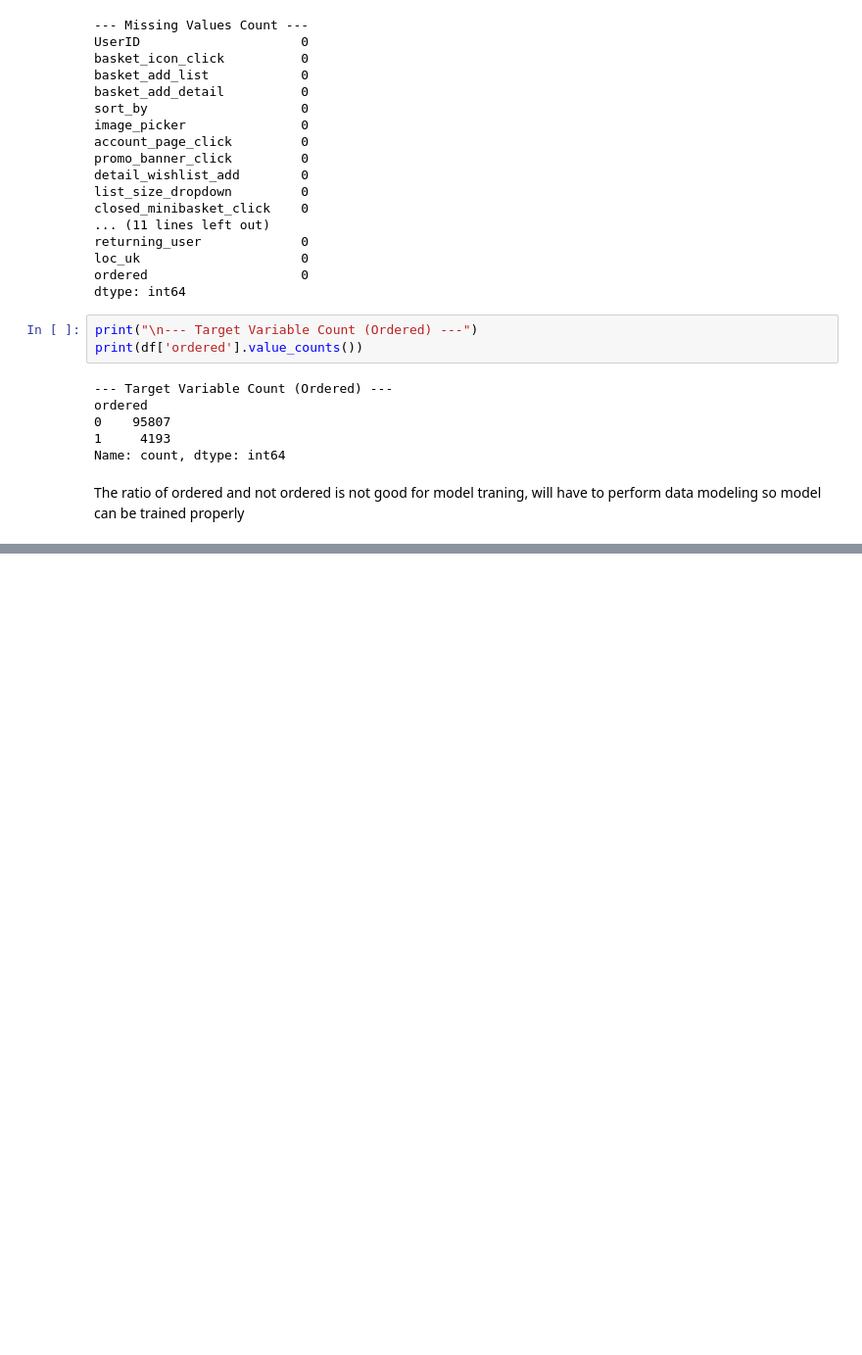
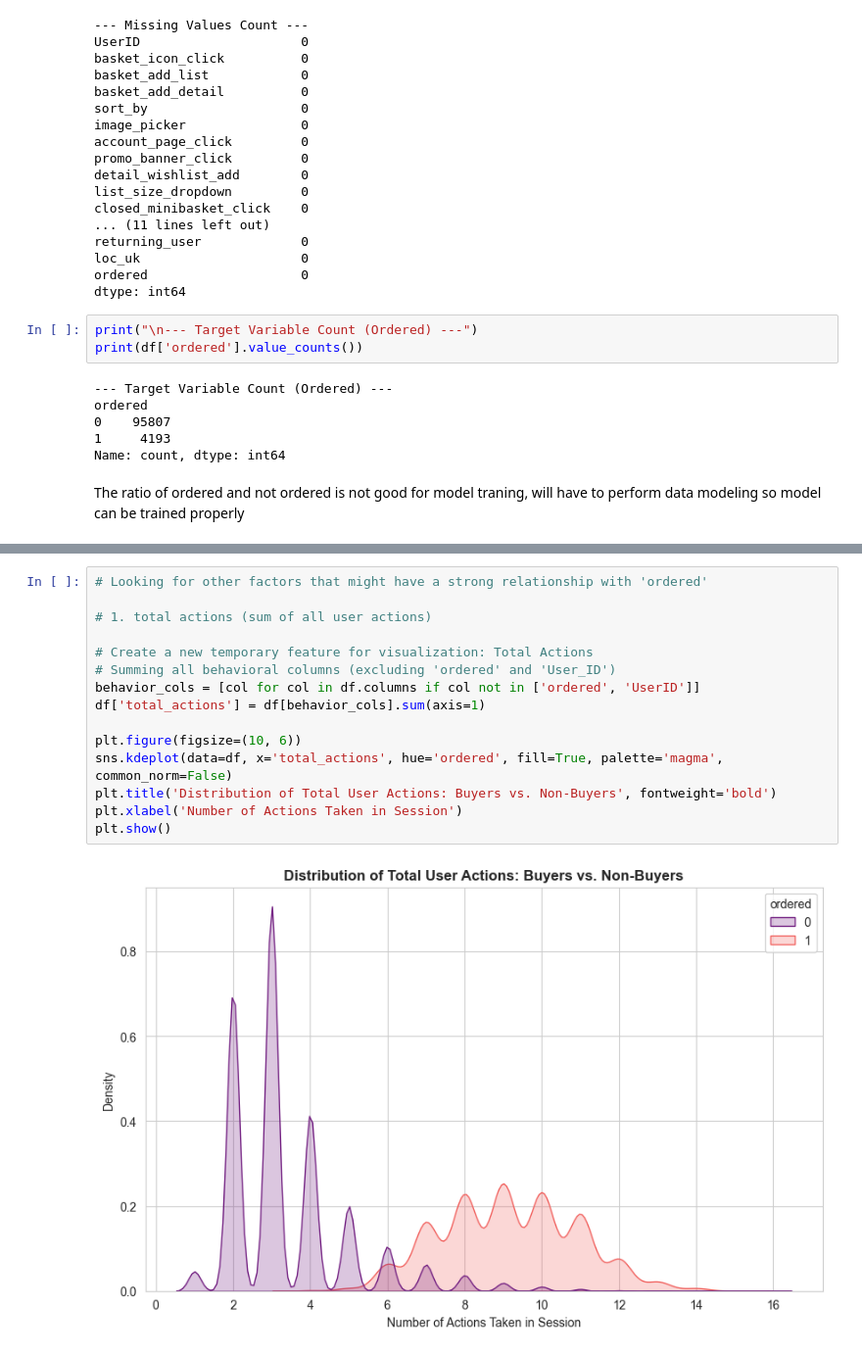
Before and after one commit to koliHarshad/CartPredict, a Jupyter notebook: CartPredict.ipynb, the cells around one changed output, grey strips where cells are left out. Shown at 98% size. Saved outputs shown, nothing was run; the diff lists cells and outputs as text; blank space fills up the shorter version.

```diff
--- a/CartPredict.ipynb
+++ b/CartPredict.ipynb
@@ -139,0 +231,17 @@ Index: []
+# %%
+# Looking for other factors that might have a strong relationship with 'ordered'
+
+# 1. total actions (sum of all user actions)
+
+# Create a new temporary feature for visualization: Total Actions
+# Summing all behavioral columns (excluding 'ordered' and 'User_ID')
+behavior_cols = [col for col in df.columns if col not in ['ordered', 'UserID']]
+df['total_actions'] = df[behavior_cols].sum(axis=1)
+
+plt.figure(figsize=(10, 6))
+sns.kdeplot(data=df, x='total_actions', hue='ordered', fill=True, palette='magma', common_norm=False)
+plt.title('Distribution of Total User Actions: Buyers vs. Non-Buyers', fontweight='bold')
+plt.xlabel('Number of Actions Taken in Session')
+plt.show()
+# %% [output]
+[figure, added]
```
Also changed, not shown: parts of 32 cells of this notebook, 9 other files.
